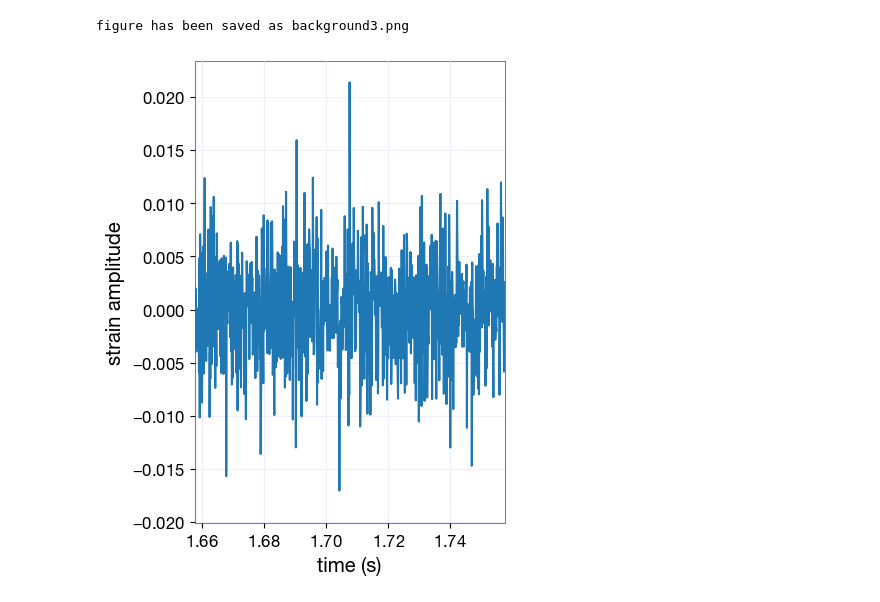
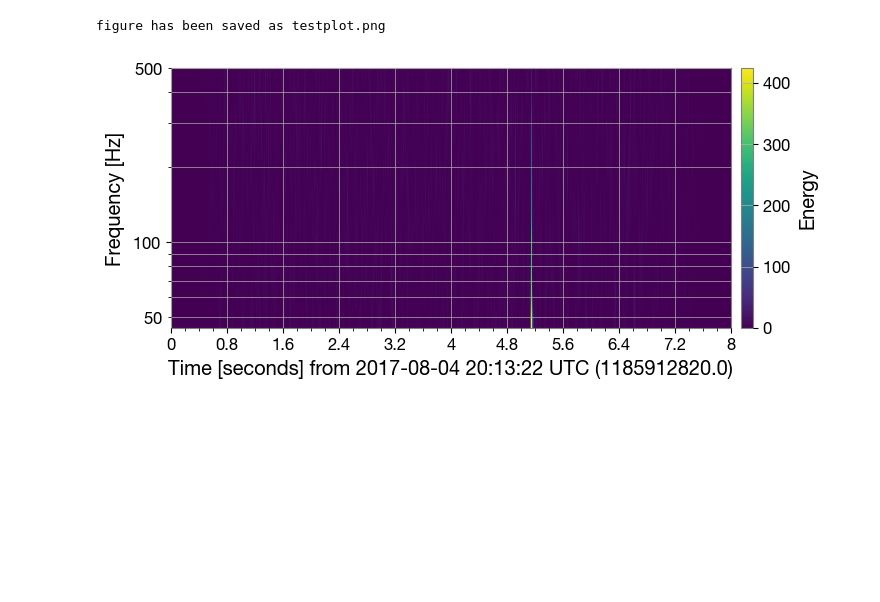
Before and after one commit to marcdugu/ML_CosmicStrings_project, a Jupyter notebook: Dataplots/DataPlot.ipynb, the cells around one changed output. Drawn from its saved outputs; the diff is of its cells as text; code cells hidden in the pictures; blank space fills up the shorter version.

Commit message:
added not normalized dataplots

```diff
--- a/Dataplots/DataPlot.ipynb
+++ b/Dataplots/DataPlot.ipynb
@@ -7,7 +7,7 @@ from gwpy.timeseries import TimeSeries as ts
 # %%
 #Specify the path to the file
 relative_folder = "../mockdata"
-file_name = "background_wf3.npy"
+file_name = "injection_wf3.npy"
 
 file_path = os.path.join(relative_folder, file_name)
 data = np.load(file_path)
@@ -18,10 +18,10 @@ data = np.load(file_path)
 #DataPlot.combined_plot(data, x=2,  alpha=0.8)
 #DataPlot.individual_plots(data, x=3)
 
-DataPlot.final_dataplot(5, data, 2, 0.05, normalized=True, plotname='background3')
+#DataPlot.final_dataplot(5, data, 2, 0.05, normalized=True, plotname='background3')
-# %% [output]
-figure has been saved as background3.png
-[figure, removed]
 # %%
 #plot the spectogram
-#gradientplot = DataPlot.gradient_plot(data, 2, "testplot", max_25=False, normalized=False)
+gradientplot = DataPlot.gradient_plot(data, 2, "testplot", max_25=True, normalized=False)
+# %% [output]
+figure has been saved as testplot.png
+[figure, added]
```
Also changed, not shown: 4 other files.
